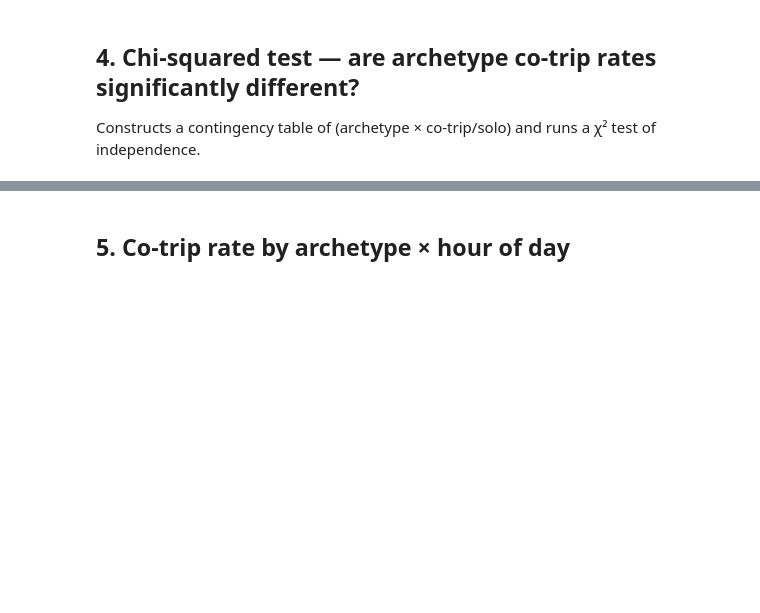
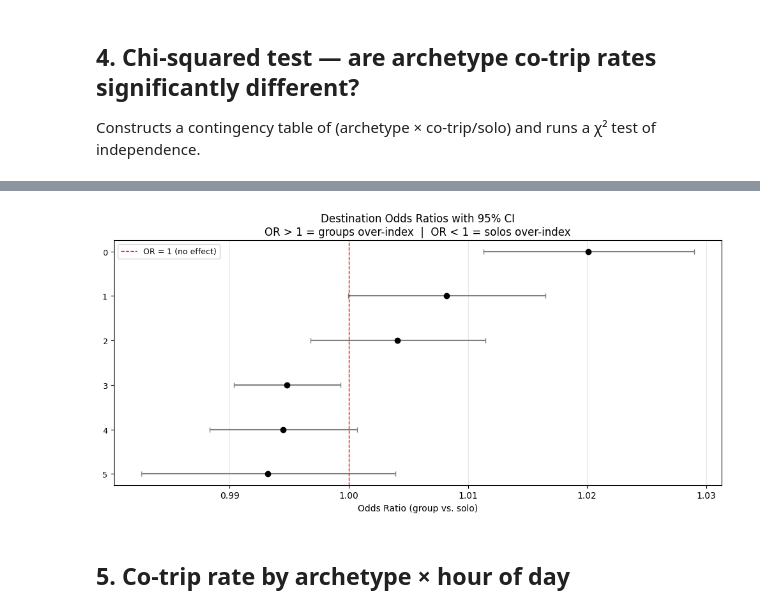
Before and after one commit to dclahan/BDS-citibike-analysis, a Jupyter notebook: notebooks/04_cotrip_by_archetype.ipynb, the cells around one changed output, grey strips where cells are left out. Saved outputs shown, nothing was run; the diff lists cells and outputs as text; code cells hidden in the pictures; blank space fills up the shorter version.

Commit message:
odds ratios, cramers V

```diff
--- a/notebooks/04_cotrip_by_archetype.ipynb
+++ b/notebooks/04_cotrip_by_archetype.ipynb
@@ -167,3 +260,30 @@ p-value:               1.60e-05
+# %%
+
+# Forest plot of odds ratios
+fig, ax = plt.subplots(figsize=(10, 5))
+conting_or_sorted = conting_or.sort_values("OR", ascending=True)
+y = np.arange(len(conting_or_sorted))
+
+ax.errorbar(
+    conting_or_sorted["OR"], y,
+    xerr=[
+        conting_or_sorted["OR"] - conting_or_sorted["OR_lower_95"],
+        conting_or_sorted["OR_upper_95"] - conting_or_sorted["OR"],
+    ],
+    fmt="o", color="black", ecolor="grey", elinewidth=1.5, capsize=3, markersize=6,
+)
+ax.axvline(1.0, color="red", linestyle="--", linewidth=1, label="OR = 1 (no effect)")
+ax.set_yticks(y)
+ax.set_yticklabels(conting_or_sorted["archetype"], fontsize=9)
+ax.set_xlabel("Odds Ratio (group vs. solo)")
+ax.set_title("Destination Odds Ratios with 95% CI\n"
+             "OR > 1 = groups over-index  |  OR < 1 = solos over-index")
+ax.legend(fontsize=9)
+ax.grid(axis="x", alpha=0.3)
+plt.tight_layout()
+plt.show()
+# %% [output]
+[figure, added]
 # %% [markdown]
 ## 5. Co-trip rate by archetype × hour of day
 # %%
```
Also changed, not shown: parts of 4 cells of this notebook, 2 other files.
